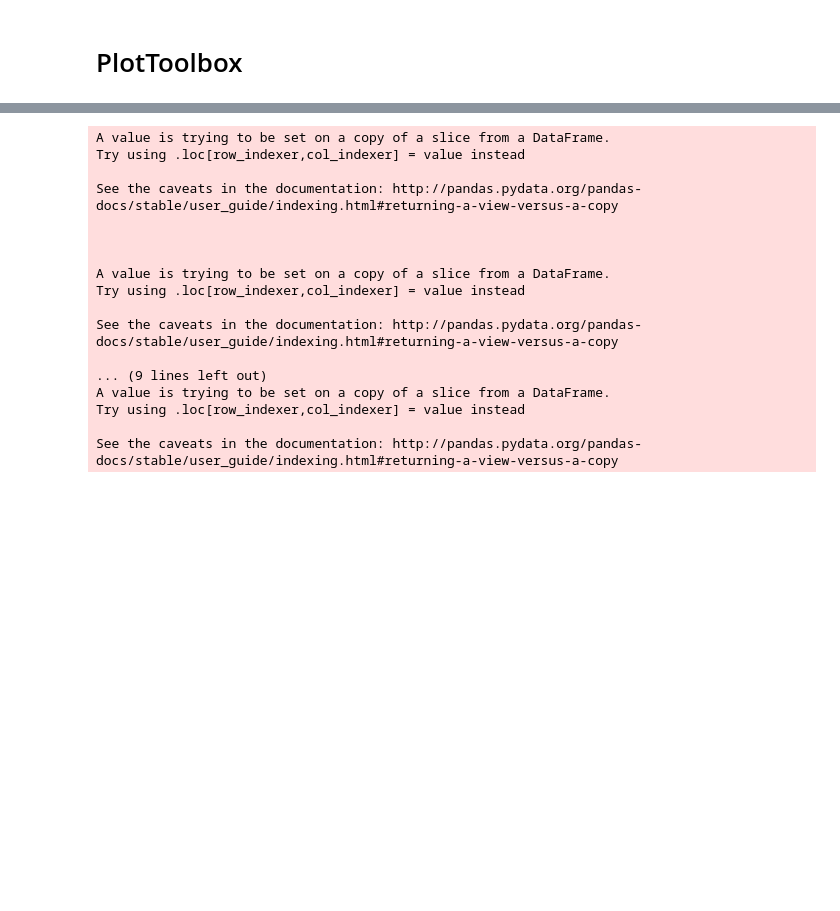
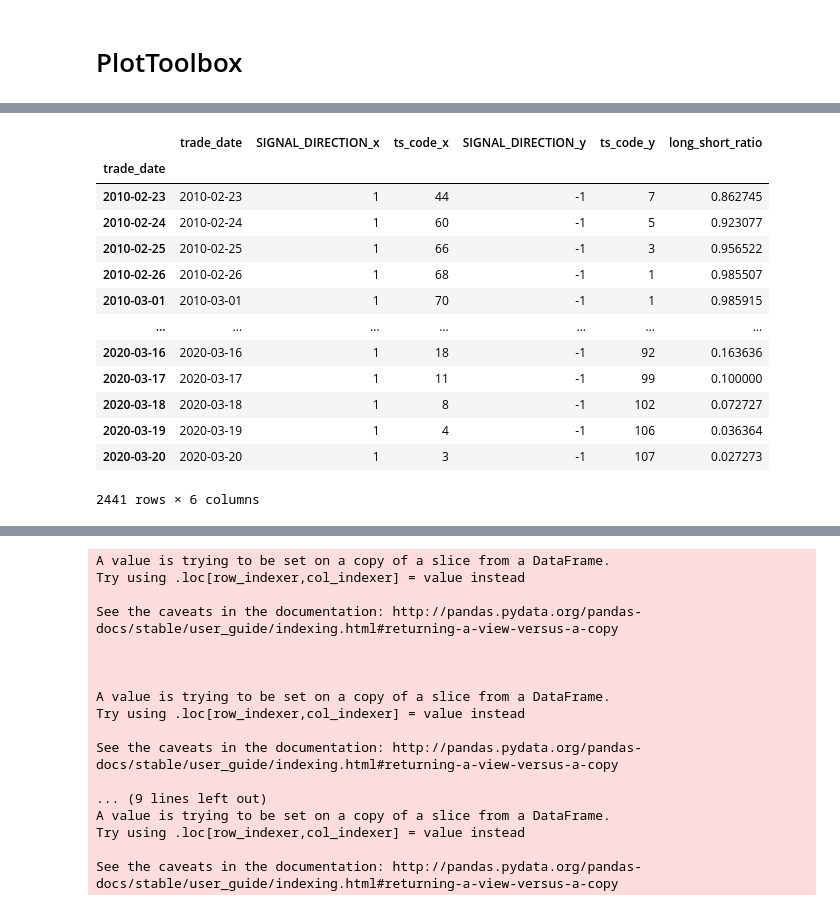
Before and after one commit to bradsun91/brad_public_workspace_mac, a Jupyter notebook: quant_research/20200314_RESEARCH_ENV_SUMMARY.ipynb, the cells around one changed output, grey strips where cells are left out. Saved outputs shown, nothing was run; the diff lists cells and outputs as text; code cells hidden in the pictures; blank space fills up the shorter version.

```diff
--- a/quant_research/20200314_RESEARCH_ENV_SUMMARY.ipynb
+++ b/quant_research/20200314_RESEARCH_ENV_SUMMARY.ipynb
@@ -573,3 +561,20 @@ long_short_counts_df_merged['long_short_ratio'].tail(100).plot(figsize = (18,10)
+# %%
+long_short_counts_df_merged
+# %% [output]
+|  | trade_date | SIGNAL_DIRECTION_x | ts_code_x | SIGNAL_DIRECTION_y | ts_code_y | long_short_ratio |
+| trade_date |  |  |  |  |  |  |
+| 2010-02-23 | 2010-02-23 | 1 | 44 | -1 | 7 | 0.862745 |
+| 2010-02-24 | 2010-02-24 | 1 | 60 | -1 | 5 | 0.923077 |
+| 2010-02-25 | 2010-02-25 | 1 | 66 | -1 | 3 | 0.956522 |
+| 2010-02-26 | 2010-02-26 | 1 | 68 | -1 | 1 | 0.985507 |
+| 2010-03-01 | 2010-03-01 | 1 | 70 | -1 | 1 | 0.985915 |
+| ... | ... | ... | ... | ... | ... | ... |
+| 2020-03-16 | 2020-03-16 | 1 | 18 | -1 | 92 | 0.163636 |
+| 2020-03-17 | 2020-03-17 | 1 | 11 | -1 | 99 | 0.100000 |
+| 2020-03-18 | 2020-03-18 | 1 | 8 | -1 | 102 | 0.072727 |
+| 2020-03-19 | 2020-03-19 | 1 | 4 | -1 | 106 | 0.036364 |
+| 2020-03-20 | 2020-03-20 | 1 | 3 | -1 | 107 | 0.027273 |
+2441 rows × 6 columns
 # %%
 macd_signals
 # %% [output]
```
Also changed, not shown: parts of 6 cells of this notebook, 6 other files.
